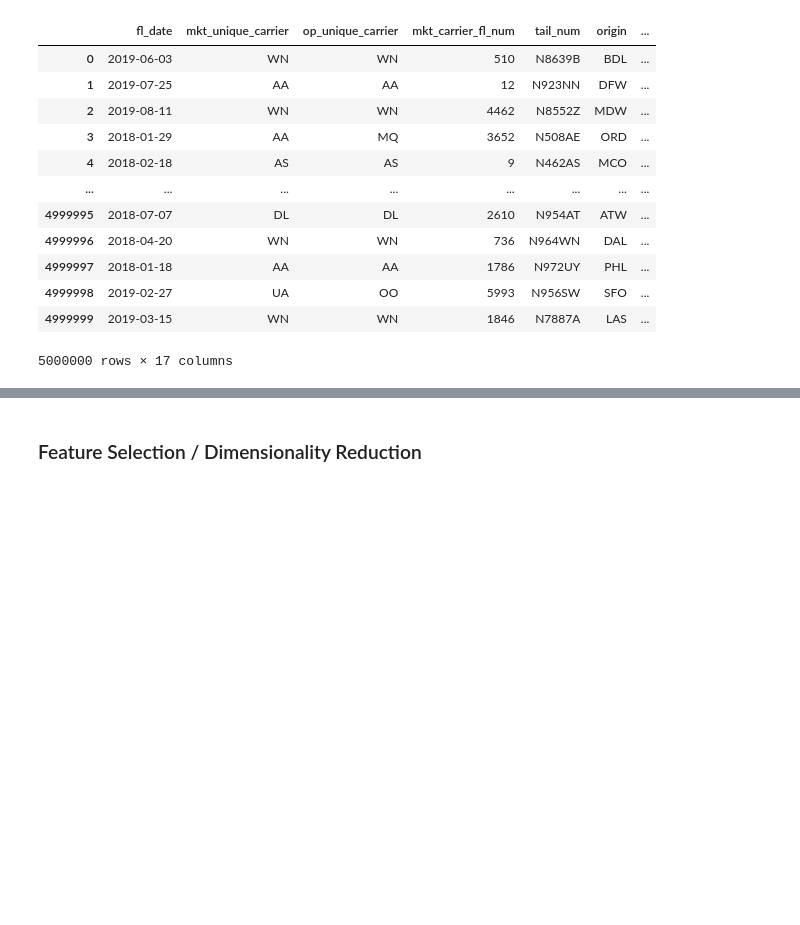
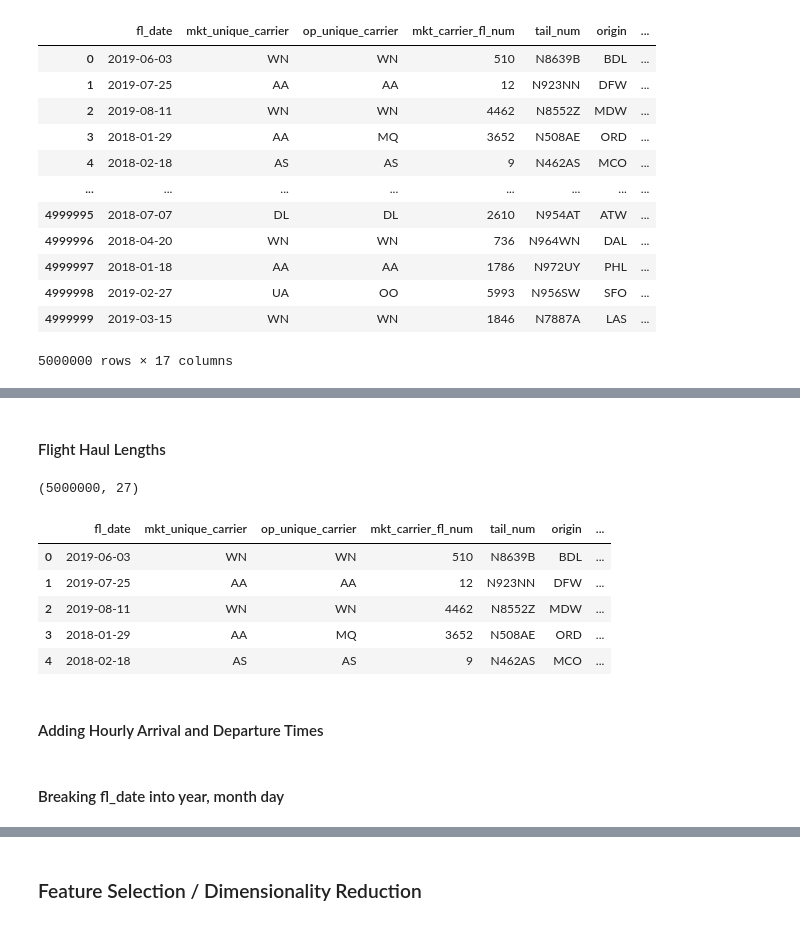
Before and after one commit to albina-m/LHL-Midterm-Flights, a Jupyter notebook: Garrett-modeling.ipynb, the cells around one changed output, grey strips where cells are left out. Saved outputs shown, nothing was run; the diff lists cells and outputs as text; code cells hidden in the pictures; blank space fills up the shorter version.

```diff
--- a/Garrett-modeling.ipynb
+++ b/Garrett-modeling.ipynb
@@ -176,0 +237,29 @@ data
+# %% [markdown]
+#### Flight Haul Lengths
+# %%
+#short = 0, medium = 1, long = 2
+data['flight_length'] = np.select (
+    [
+     (data['distance'] < 800),
+     (data['distance'].between(800, 2200, inclusive=False)),
+     (data['distance'] >=2200)
+    ],
+    [
+     'short',
+     'medium',
+     'long'
+    ]
+                                    )
+data = pd.concat([data,pd.get_dummies(data['flight_length'], prefix = 'flight_haul')], axis = 1)
+print(data.shape)
+data.head()
+# %% [output]
+(5000000, 27)
+|  | fl_date | mkt_unique_carrier | op_unique_carrier | mkt_carrier_fl_num | tail_num | origin | ... |
+| 0 | 2019-06-03 | WN | WN | 510 | N8639B | BDL | ... |
+| 1 | 2019-07-25 | AA | AA | 12 | N923NN | DFW | ... |
+| 2 | 2019-08-11 | WN | WN | 4462 | N8552Z | MDW | ... |
+| 3 | 2018-01-29 | AA | MQ | 3652 | N508AE | ORD | ... |
+| 4 | 2018-02-18 | AS | AS | 9 | N462AS | MCO | ... |
+# %% [markdown]
+#### Adding Hourly Arrival and Departure Times
@@ -176,0 +269,2 @@ data
+# %% [markdown]
+#### Breaking fl_date into year, month day
```
Also changed, not shown: parts of 17 cells of this notebook, 3 other files.
